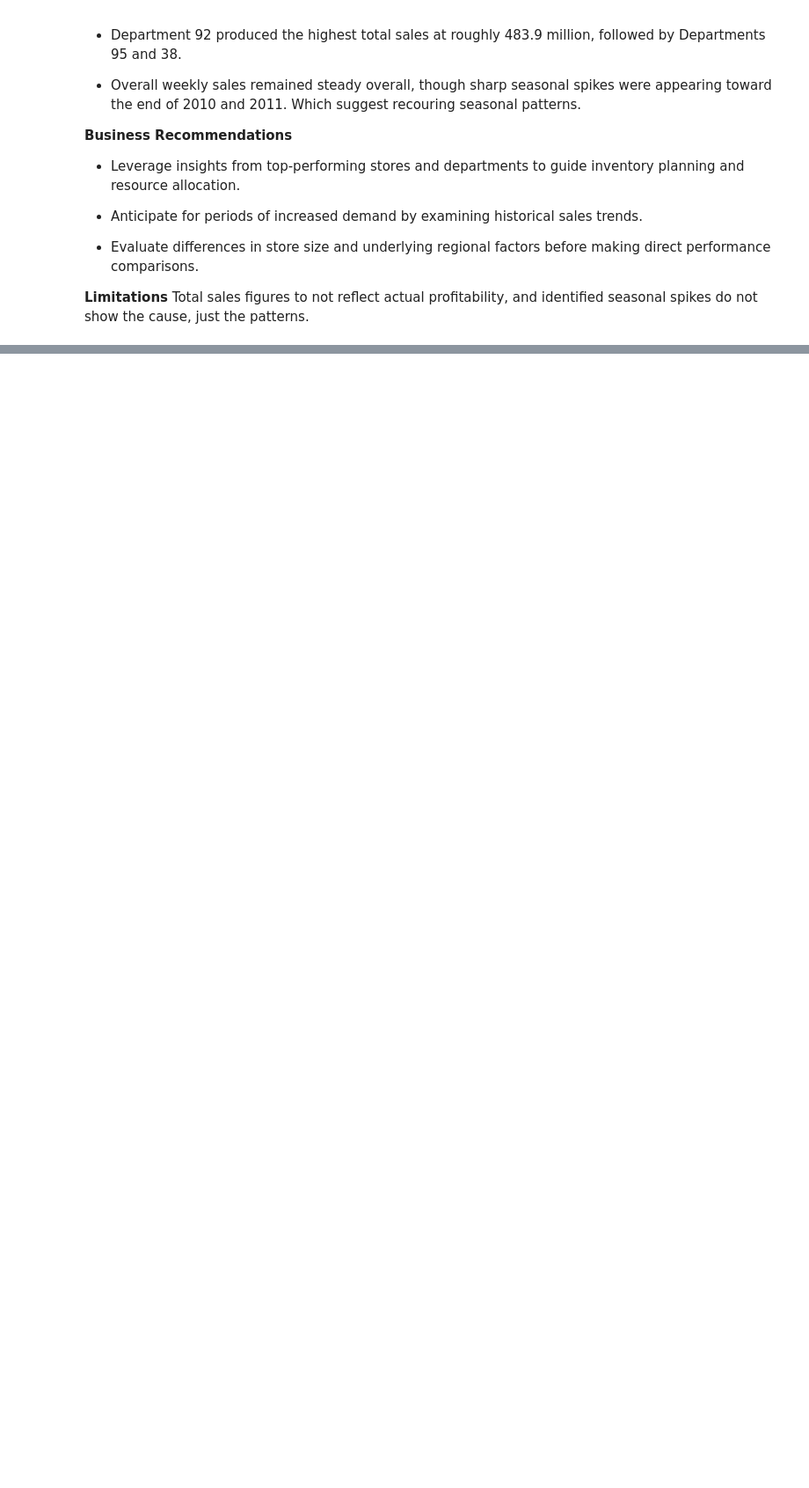
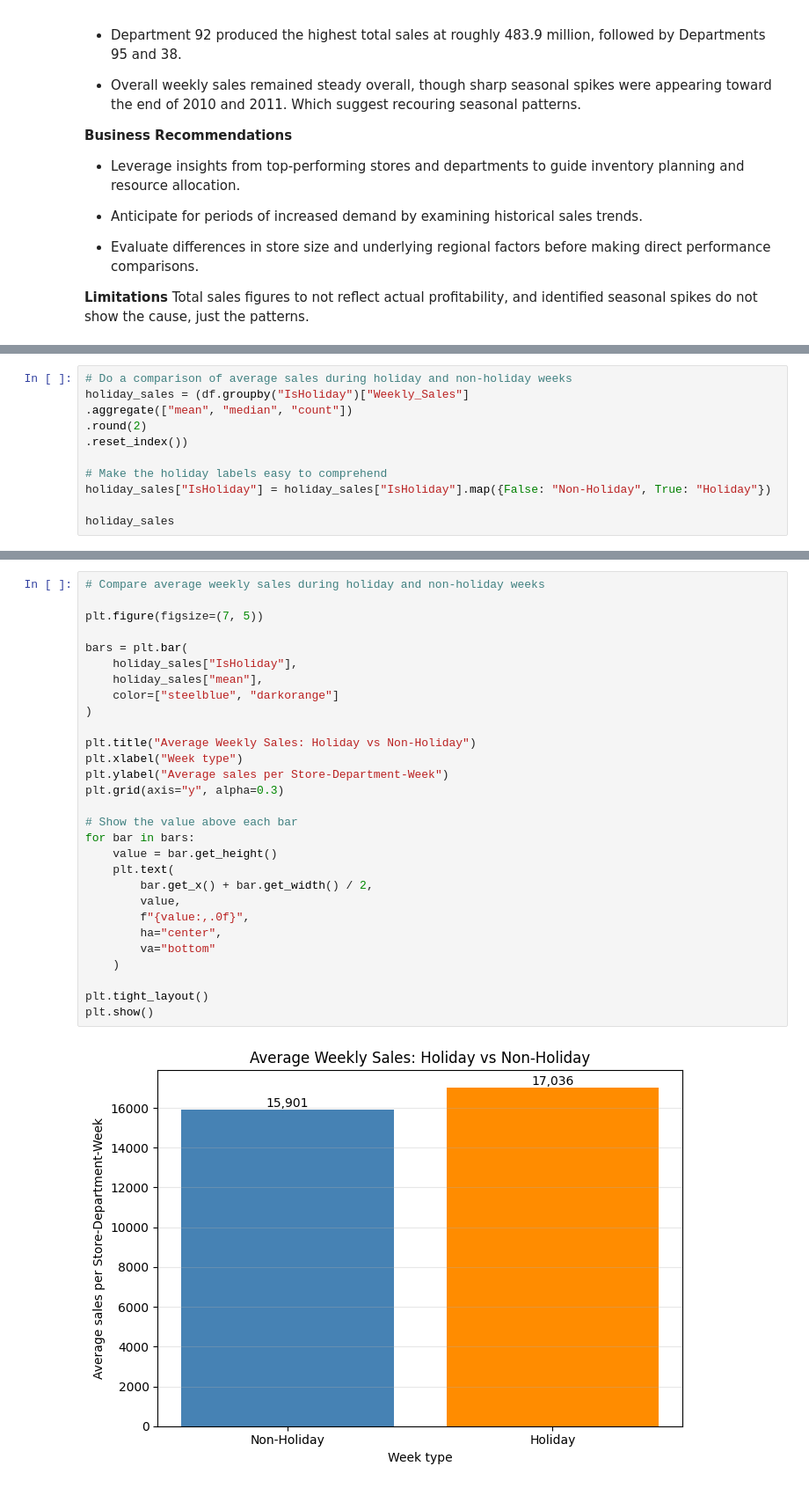
Before and after one commit to Mumtazib01/Retail-Sales-Advanced-Analytics, a Jupyter notebook: jupyter_notebooks/02_retail_sales_eda.ipynb, the cells around one changed output, grey strips where cells are left out. Shown at 88% size. Drawn from its saved outputs; the diff is of its cells as text; blank space fills up the shorter version.

Commit message:
Analyse holiday sales and markdown data availability for BR2

```diff
--- a/jupyter_notebooks/02_retail_sales_eda.ipynb
+++ b/jupyter_notebooks/02_retail_sales_eda.ipynb
@@ -235,0 +244,11 @@ Total sales figures to not reflect actual profitability, and identified seasonal
+# %%
+# Do a comparison of average sales during holiday and non-holiday weeks
+holiday_sales = (df.groupby("IsHoliday")["Weekly_Sales"]
+.aggregate(["mean", "median", "count"])
+.round(2)
+.reset_index())
+
+# Make the holiday labels easy to comprehend
+holiday_sales["IsHoliday"] = holiday_sales["IsHoliday"].map({False: "Non-Holiday", True: "Holiday"})
+
+holiday_sales
@@ -235,0 +269,31 @@ Total sales figures to not reflect actual profitability, and identified seasonal
+# %%
+# Compare average weekly sales during holiday and non-holiday weeks
+
+plt.figure(figsize=(7, 5))
+
+bars = plt.bar(
+    holiday_sales["IsHoliday"],
+    holiday_sales["mean"],
+    color=["steelblue", "darkorange"]
+)
+
+plt.title("Average Weekly Sales: Holiday vs Non-Holiday")
+plt.xlabel("Week type")
+plt.ylabel("Average sales per Store-Department-Week")
+plt.grid(axis="y", alpha=0.3)
+
+# Show the value above each bar
+for bar in bars:
+    value = bar.get_height()
+    plt.text(
+        bar.get_x() + bar.get_width() / 2,
+        value,
+        f"{value:,.0f}",
+        ha="center",
+        va="bottom"
+    )
+
+plt.tight_layout()
+plt.show()
+# %% [output]
+[figure, added]
```
Also changed, not shown: parts of 6 cells of this notebook.
